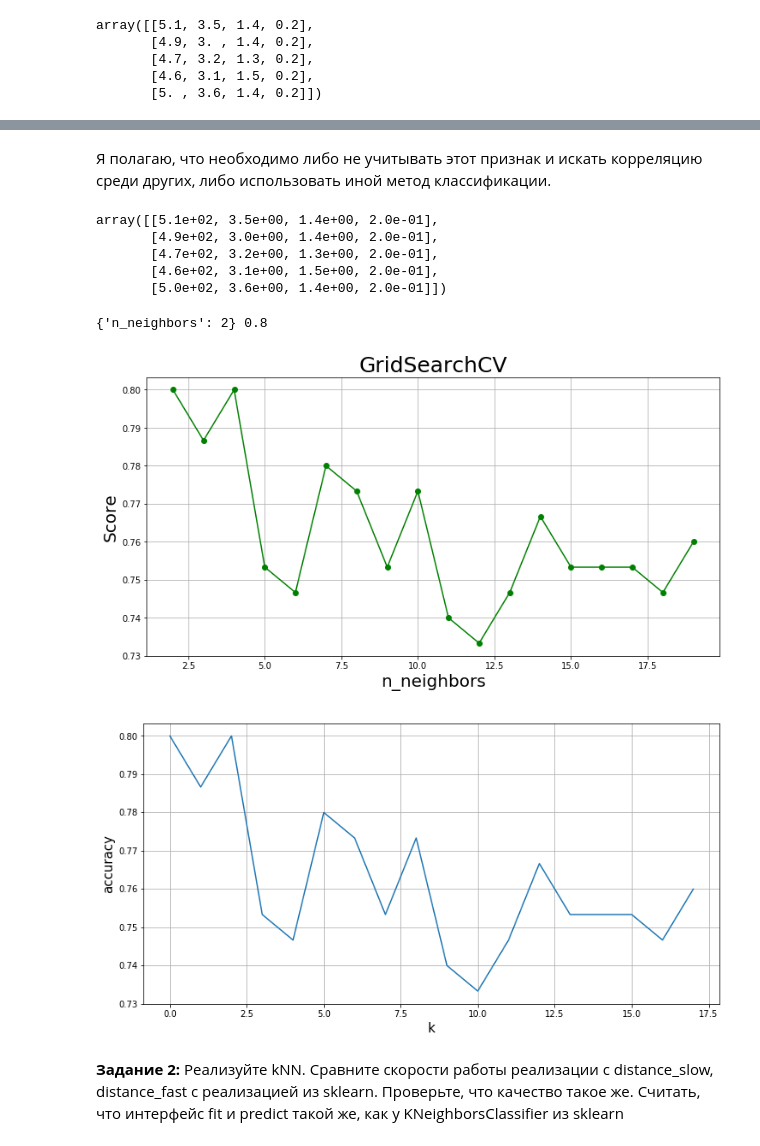
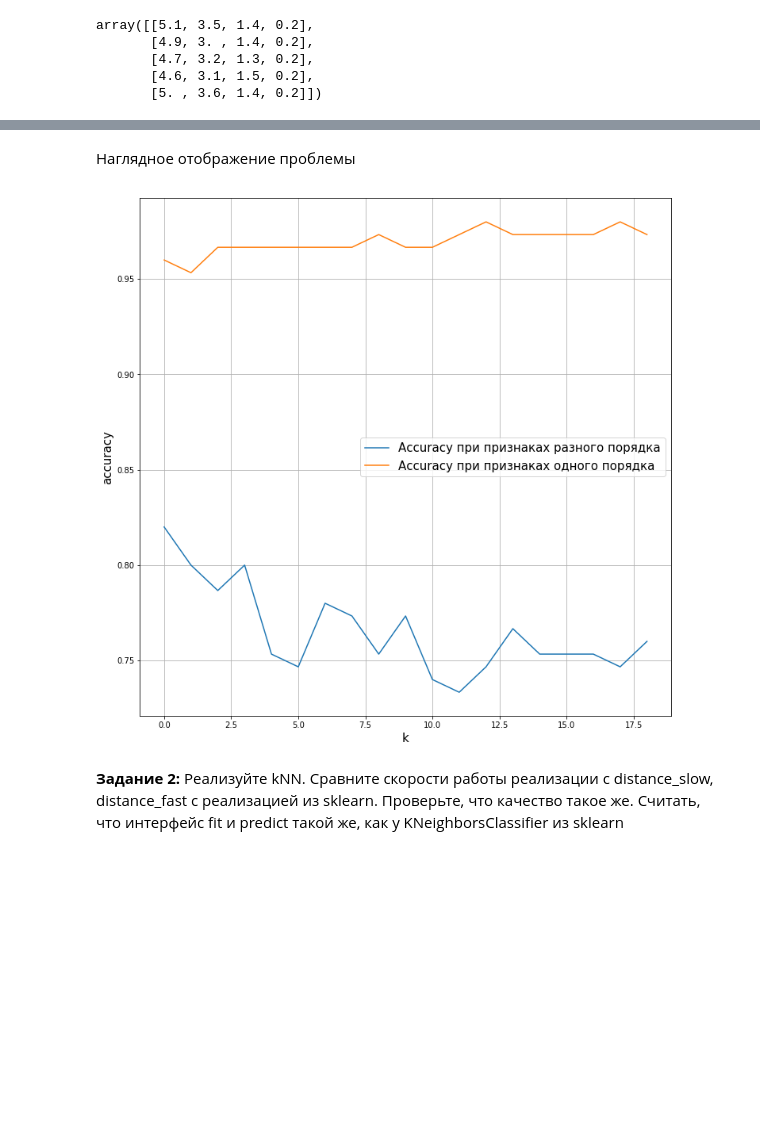
Before and after one commit to DeeMMoon/machine_lerning_hometask, a Jupyter notebook: Hometask_2.ipynb, the cells around one changed output, grey strips where cells are left out. Saved outputs shown, nothing was run; the diff lists cells and outputs as text; code cells hidden in the pictures; blank space fills up the shorter version.

```diff
--- a/Hometask_2.ipynb
+++ b/Hometask_2.ipynb
@@ -53,20 +53,10 @@ array([[5.1, 3.5, 1.4, 0.2],
 # Вы уже умеете пользоваться GridSearchCV (см семинар по knn)
 
 knn=KNeighborsClassifier()
-knn_grid = {'n_neighbors': np.array(np.arange(2, 20, 1), dtype='int')}
-gs = GridSearchCV(knn, knn_grid, cv=10)
+knn_grid = {'n_neighbors': np.arange(1, 20)}
+gscv = GridSearchCV(knn, knn_grid, cv=10)
 
-gs.fit(iris_X, iris_y)
-print(gs.best_params_, gs.best_score_)
-
-plt.figure(figsize=(12, 6))
-plt.grid(True)
-plt.plot(knn_grid['n_neighbors'], gs.cv_results_['mean_test_score'], 'go-')
-plt.xlabel('n_neighbors', fontsize=20)
-plt.ylabel('Score', fontsize=20)
-plt.title('GridSearchCV', fontsize=25)
-plt.show()
-
-# ....
+gscv.fit(iris_X, iris_y)
+print(gscv.best_params_, gscv.best_score_)
 # %% [output]
 {'n_neighbors': 13} 0.98
@@ -73,0 +87,7 @@ plt.show()
+# %%
+knn=KNeighborsClassifier()
+knn_grid = {'n_neighbors':np.arange(1,20)}
+gs = GridSearchCV(knn, knn_grid, cv=10)
+
+gs.fit(X_new, iris_y)
+print(gs.best_params_, gs.best_score_)
@@ -85,41 +105,17 @@ plt.show()
-# %% [markdown]
-Я полагаю, что необходимо либо не учитывать этот признак и искать корреляцию среди других, либо использовать иной метод классификации.
-# %%
-X_new = iris_X * np.array((100, 1, 1, 1))
-X_new[:5]
-# %% [output]
-array([[5.1e+02, 3.5e+00, 1.4e+00, 2.0e-01],
-       [4.9e+02, 3.0e+00, 1.4e+00, 2.0e-01],
-       [4.7e+02, 3.2e+00, 1.3e+00, 2.0e-01],
-       [4.6e+02, 3.1e+00, 1.5e+00, 2.0e-01],
-       [5.0e+02, 3.6e+00, 1.4e+00, 2.0e-01]])
-# %%
-knn=KNeighborsClassifier()
-knn_grid = {'n_neighbors': np.array(np.arange(2,20, 1), dtype='int')}
-gs = GridSearchCV(knn, knn_grid, cv=10)
-
-gs.fit(X_new, iris_y)
-print(gs.best_params_, gs.best_score_)
-
-plt.figure(figsize=(12, 6))
-plt.grid(True)
-plt.plot(knn_grid['n_neighbors'], gs.cv_results_['mean_test_score'], 'go-')
-plt.xlabel('n_neighbors', fontsize=20)
-plt.ylabel('Score', fontsize=20)
-plt.title('GridSearchCV', fontsize=25)
-plt.show()
-# %% [output]
-{'n_neighbors': 2} 0.8
-[figure, removed]
+# %% [markdown]
+Наглядное отображение проблемы
 # %%
-plt.figure(figsize=(12, 6))
-plt.plot(gs.cv_results_["mean_test_score"])
+plt.figure(figsize=(12, 12))
+plt.plot(gs.cv_results_["mean_test_score"] ,label='Accuracy при признаках разного порядка')
 plt.xlabel("k", fontsize=15)
 plt.ylabel("accuracy", fontsize=15)
+
+plt.plot(gscv.cv_results_["mean_test_score"] ,label='Accuracy при признаках одного порядка')
+plt.legend(fontsize=15)
 plt.grid()
 plt.show()
 # %% [output]
-[figure, old version]
+[figure, new version]
 # %% [markdown]
 **Задание 2:** Реализуйте kNN. Cравните скорости работы реализации с distance_slow,  distance_fast c реализацией из sklearn. Проверьте, что качество такое же.
 Считать, что интерфейс fit и predict такой же, как у KNeighborsClassifier из sklearn
```
Also changed, not shown: parts of 10 cells of this notebook.
